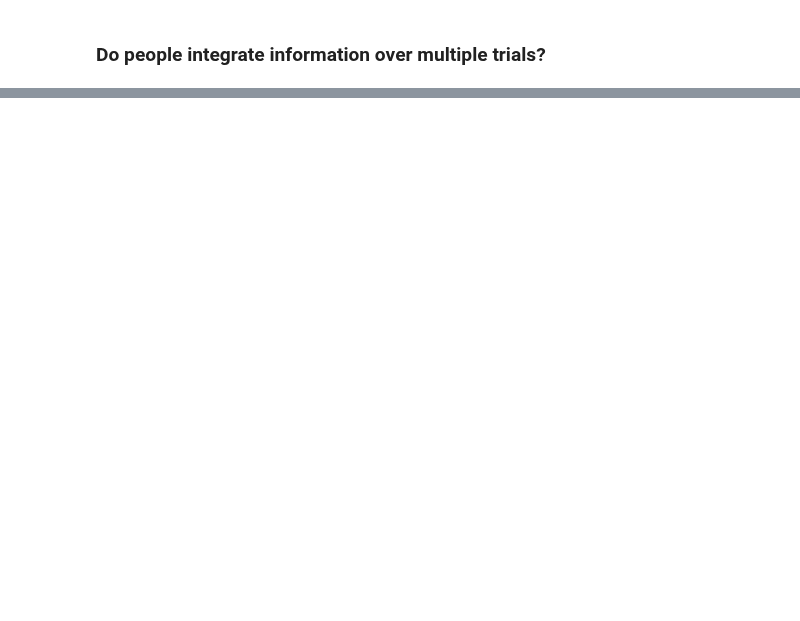
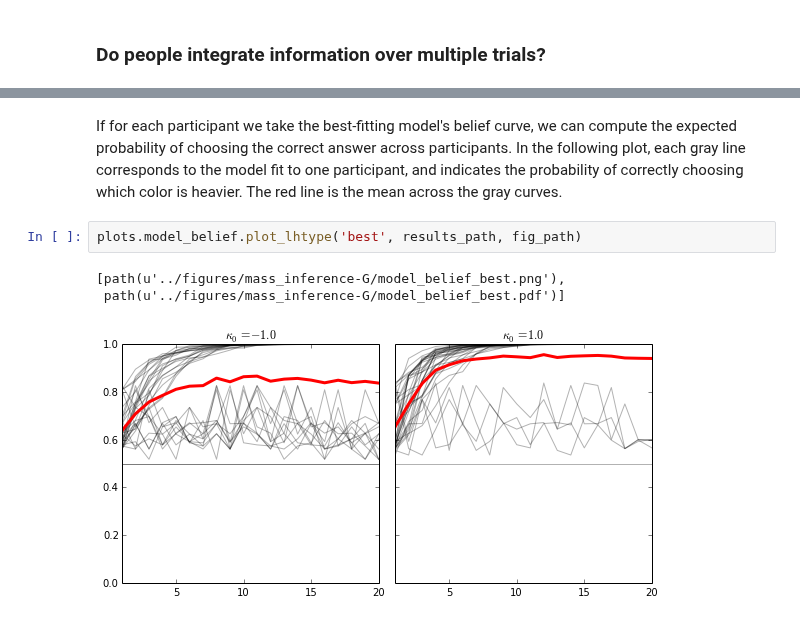
Before and after one commit to berkeley-cocosci/mass-inference, a Jupyter notebook: analysis/mass-inference.ipynb, the cells around one changed output, grey strips where cells are left out. Drawn from its saved outputs; the diff is of its cells as text; blank space fills up the shorter version.

```diff
--- a/analysis/mass-inference.ipynb
+++ b/analysis/mass-inference.ipynb
@@ -185,0 +204,8 @@ plots.mass_accuracy_only_learned.plot(results_path, fig_path)
+# %% [markdown]
+If for each participant we take the best-fitting model's belief curve, we can compute the expected probability of choosing the correct answer across participants. In the following plot, each gray line corresponds to the model fit to one participant, and indicates the probability of correctly choosing which color is heavier. The red line is the mean across the gray curves.
+# %%
+plots.model_belief.plot_lhtype('best', results_path, fig_path)
+# %% [output]
+[path(u'../figures/mass_inference-G/model_belief_best.png'),
+ path(u'../figures/mass_inference-G/model_belief_best.pdf')]
+[figure, added]
```
Also changed, not shown: parts of 19 cells of this notebook, 5 other files.
